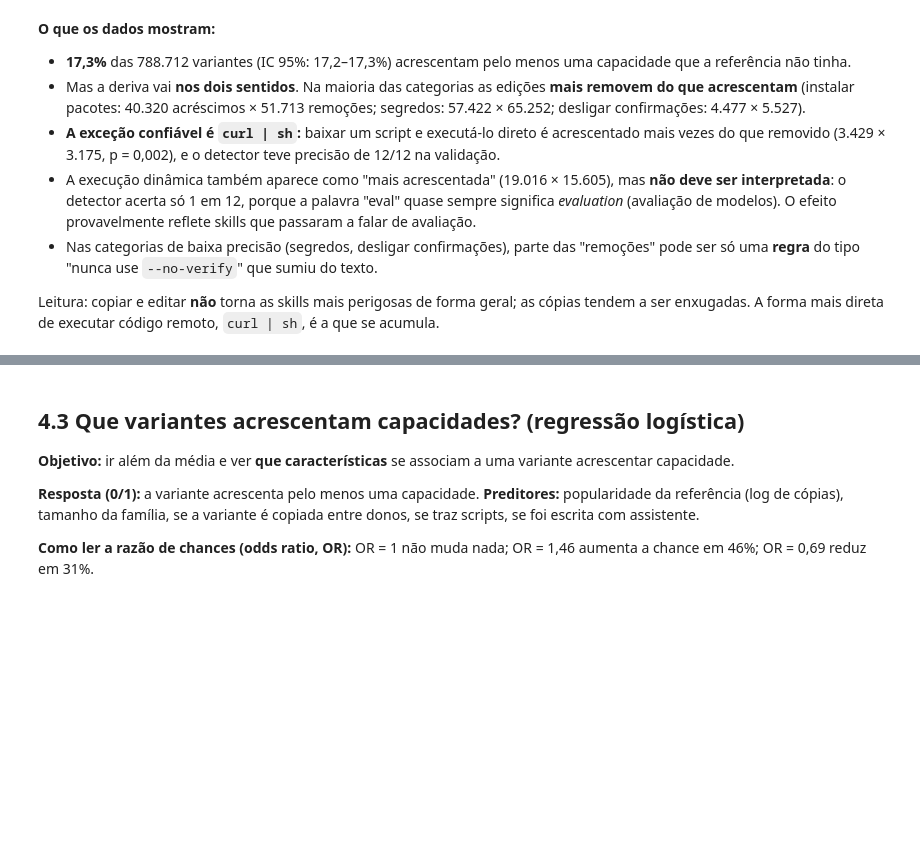
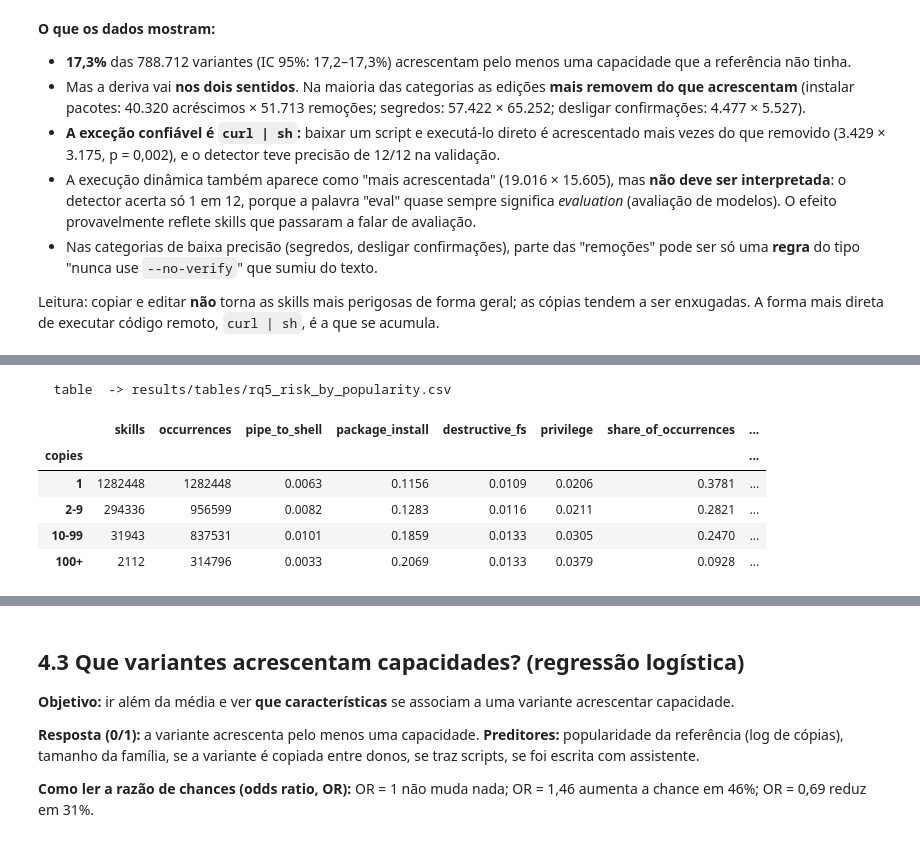
Before and after one commit to Clebah/gitskills-mc, a Jupyter notebook: notebooks/04_rq5_security_capabilities.ipynb, the cells around one changed output, grey strips where cells are left out. Saved outputs shown, nothing was run; the diff lists cells and outputs as text; code cells hidden in the pictures; blank space fills up the shorter version.

```diff
--- a/notebooks/04_rq5_security_capabilities.ipynb
+++ b/notebooks/04_rq5_security_capabilities.ipynb
@@ -107,0 +192,18 @@ Leitura: copiar e editar **não** torna as skills mais perigosas de forma geral;
+# %%
+tiers = pd.cut(skills["copies"], [0, 1, 9, 99, np.inf], labels=["1", "2-9", "10-99", "100+"])
+rel = [f"risk_{c}" for c in reuse.RELIABLE_CAPABILITIES]
+pop = skills.groupby(tiers, observed=True).agg(skills=("file_sha", "size"), occurrences=("copies", "sum"),
+                                               **{c[5:]: (c, "mean") for c in rel})
+pop["share_of_occurrences"] = pop["occurrences"] / pop["occurrences"].sum()
+p2s = (skills["copies"] * skills["risk_pipe_to_shell"].fillna(False)).groupby(tiers, observed=True).sum()
+pop["share_of_pipe_to_shell_exposure"] = p2s / p2s.sum()
+save_table(pop.rename_axis("copies_tier").reset_index(), "rq5_risk_by_popularity")
+pop.round(4)
+# %% [output]
+  table  -> results/tables/rq5_risk_by_popularity.csv
+|  | skills | occurrences | pipe_to_shell | package_install | destructive_fs | privilege | share_of_occurrences | ... |
+| copies |  |  |  |  |  |  |  | ... |
+| 1 | 1282448 | 1282448 | 0.0063 | 0.1156 | 0.0109 | 0.0206 | 0.3781 | ... |
+| 2-9 | 294336 | 956599 | 0.0082 | 0.1283 | 0.0116 | 0.0211 | 0.2821 | ... |
+| 10-99 | 31943 | 837531 | 0.0101 | 0.1859 | 0.0133 | 0.0305 | 0.2470 | ... |
+| 100+ | 2112 | 314796 | 0.0033 | 0.2069 | 0.0133 | 0.0379 | 0.0928 | ... |
```
Also changed, not shown: parts of 15 cells of this notebook, 22 other files.
